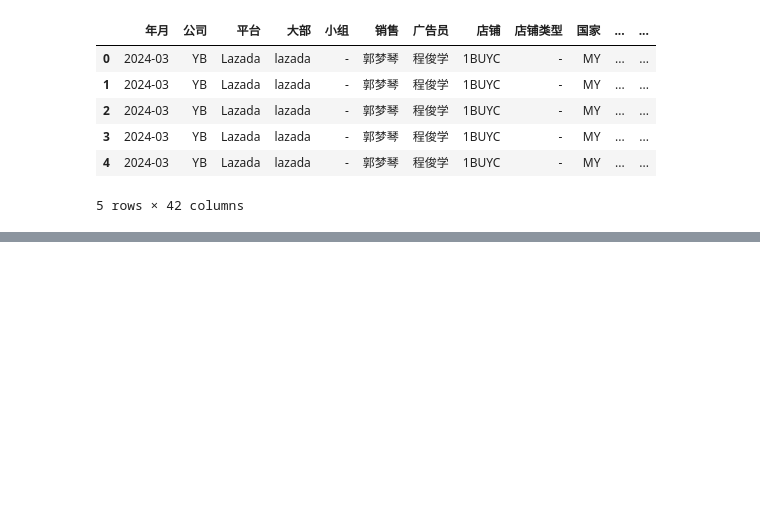
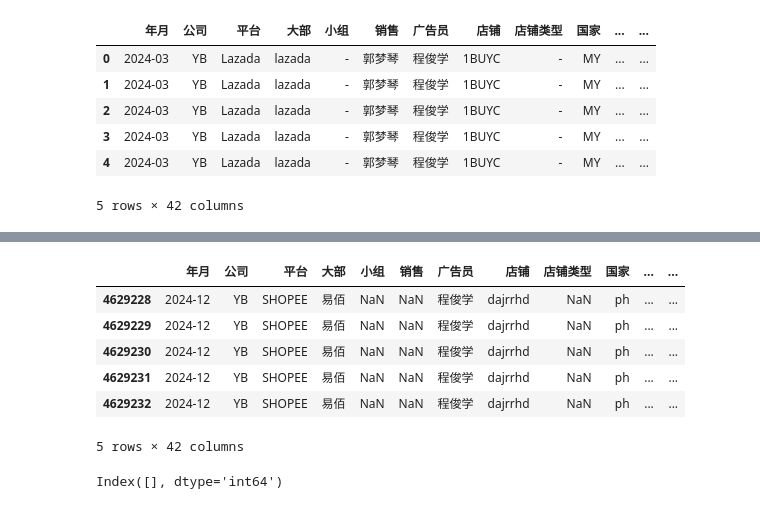
Before and after one commit to closerc/closerc, a Jupyter notebook: Jupyter/rouph_draft.ipynb, the cells around one changed output, grey strips where cells are left out. Drawn from its saved outputs; the diff is of its cells as text; code cells hidden in the pictures; blank space fills up the shorter version.

```diff
--- a/Jupyter/rouph_draft.ipynb
+++ b/Jupyter/rouph_draft.ipynb
@@ -247,3 +239,8 @@ df.to_csv(
     header=False,
     index=False,
 )
+# %%
+# df1 = pd.read_csv(r"D:\工作文件\东南亚数据分析PowerBI\新2024按listing.csv")
+df2 = pd.read_csv(
+    r"D:\工作文件\东南亚数据分析PowerBI\新2024年东南亚月数据分广告类型.csv"
+)
@@ -249,0 +297,14 @@ df.to_csv(
+# %%
+df2[(df2["年月"] == "2024-12") & (df2["平台"] == "SHOPEE")].head()
+# %% [output]
+|  | 年月 | 公司 | 平台 | 大部 | 小组 | 销售 | 广告员 | 店铺 | 店铺类型 | 国家 | ... | ... |
+| 4629228 | 2024-12 | YB | SHOPEE | 易佰 | NaN | NaN | 程俊学 | dajrrhd | NaN | ph | ... | ... |
+| 4629229 | 2024-12 | YB | SHOPEE | 易佰 | NaN | NaN | 程俊学 | dajrrhd | NaN | ph | ... | ... |
+| 4629230 | 2024-12 | YB | SHOPEE | 易佰 | NaN | NaN | 程俊学 | dajrrhd | NaN | ph | ... | ... |
+| 4629231 | 2024-12 | YB | SHOPEE | 易佰 | NaN | NaN | 程俊学 | dajrrhd | NaN | ph | ... | ... |
+| 4629232 | 2024-12 | YB | SHOPEE | 易佰 | NaN | NaN | 程俊学 | dajrrhd | NaN | ph | ... | ... |
+5 rows × 42 columns
+# %%
+df1[df1["年月"] == "2024-10"].index
+# %% [output]
+Index([], dtype='int64')
```
Also changed, not shown: parts of 11 cells of this notebook.
